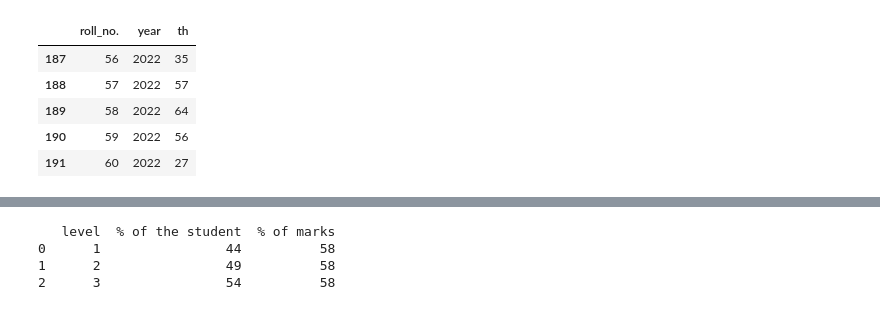
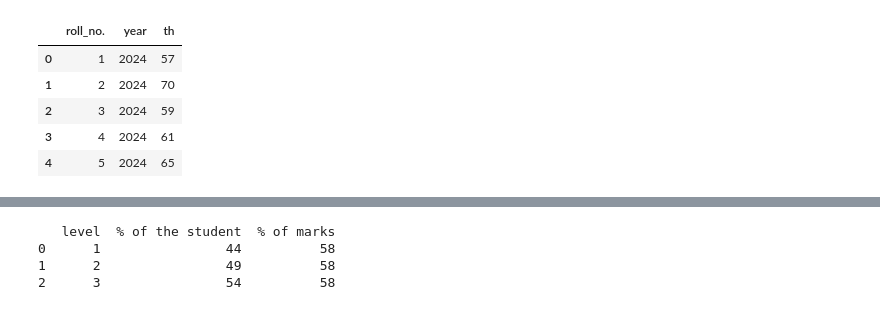
Before and after one commit to LitapTimus/Clg_Pro, a Jupyter notebook: calc.ipynb, the cells around one changed output, grey strips where cells are left out. Drawn from its saved outputs; the diff is of its cells as text; code cells hidden in the pictures.

```diff
--- a/calc.ipynb
+++ b/calc.ipynb
@@ -7,12 +7,12 @@ from collections import defaultdict
 file_path = 'sample_excel.xlsx'
 df=pd.read_excel(file_path)
 # %%
-df.tail()
+df.head()
 # %% [output]
 |  | roll_no. | year | th |
-| 187 | 56 | 2022 | 35 |
-| 188 | 57 | 2022 | 57 |
-| 189 | 58 | 2022 | 64 |
-| 190 | 59 | 2022 | 56 |
-| 191 | 60 | 2022 | 27 |
+| 0 | 1 | 2024 | 57 |
+| 1 | 2 | 2024 | 70 |
+| 2 | 3 | 2024 | 59 |
+| 3 | 4 | 2024 | 61 |
+| 4 | 5 | 2024 | 65 |
 # %%
```
Also changed, not shown: parts of 5 cells of this notebook.
